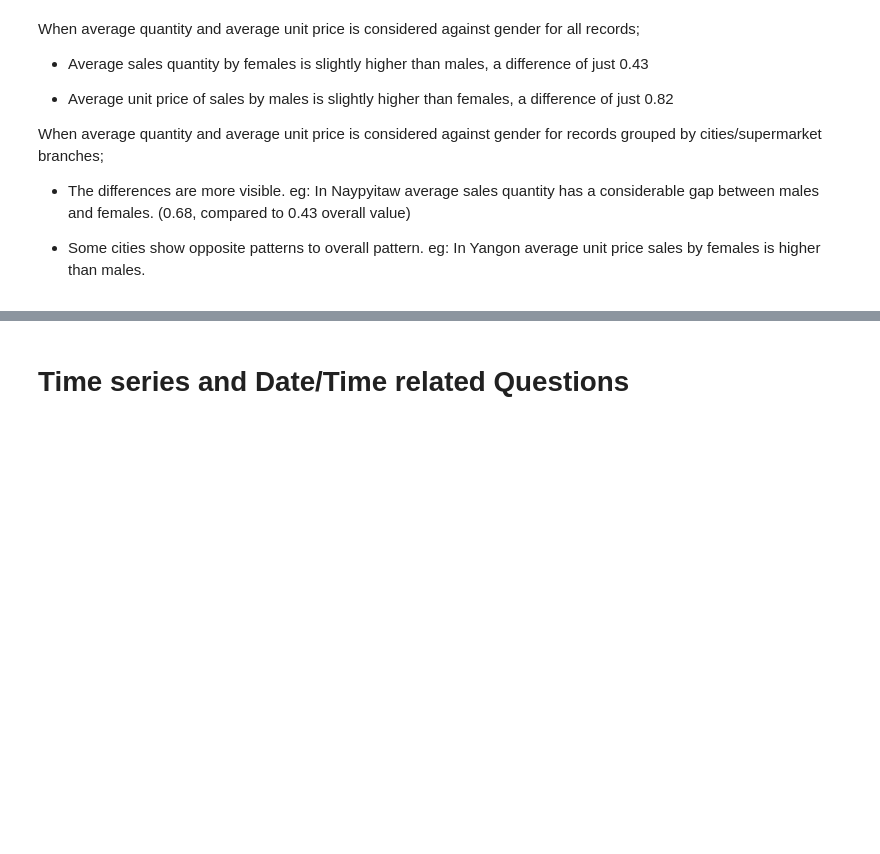
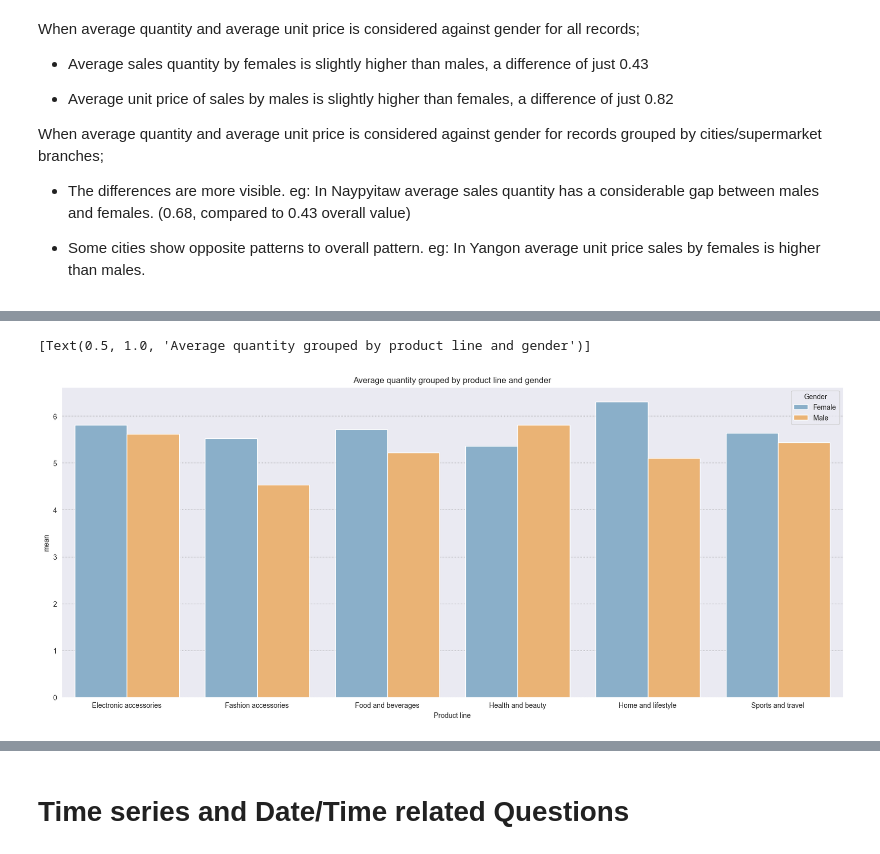
Before and after one commit to Zzzhenya/Supermarket_sales, a Jupyter notebook: Supermarket_data_exploration.ipynb, the cells around one changed output, grey strips where cells are left out. Drawn from its saved outputs; the diff is of its cells as text; code cells hidden in the pictures; blank space fills up the shorter version.

```diff
--- a/Supermarket_data_exploration.ipynb
+++ b/Supermarket_data_exploration.ipynb
@@ -601,0 +651,13 @@ When average quantity and average unit price is considered against gender for re
+# %%
+fig, ax = plt.subplots(figsize=(20, 8))
+sns.barplot(
+    data = gender_prod_income,
+    x = "Product line",
+    y = gender_prod_income["Quantity"]["mean"],
+    hue = "Gender",
+    palette = cat_palette[4:],
+    ax = ax).set(
+    title='Average quantity grouped by product line and gender')
+# %% [output]
+[Text(0.5, 1.0, 'Average quantity grouped by product line and gender')]
+[figure, added]
```
Also changed, not shown: parts of 11 cells of this notebook.
